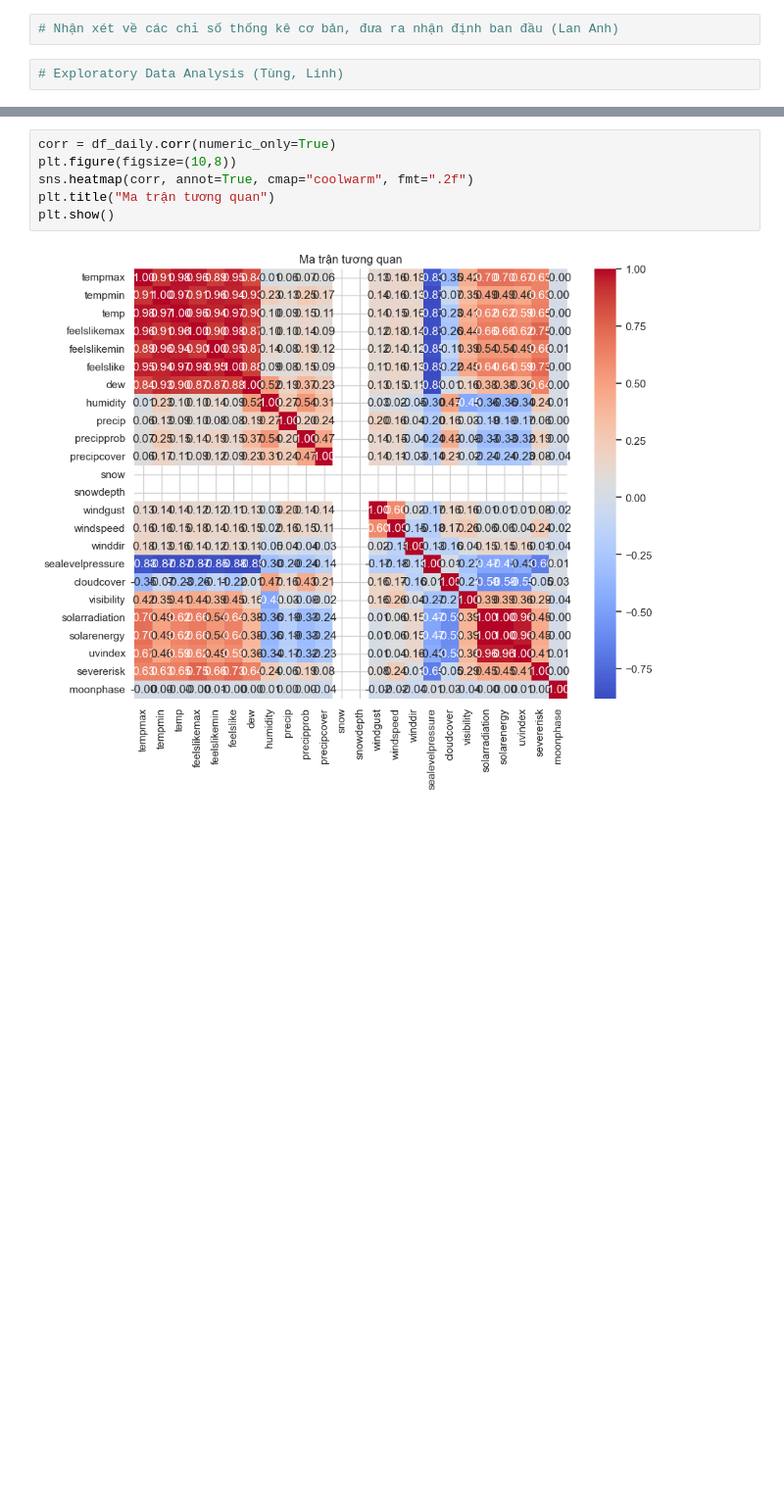
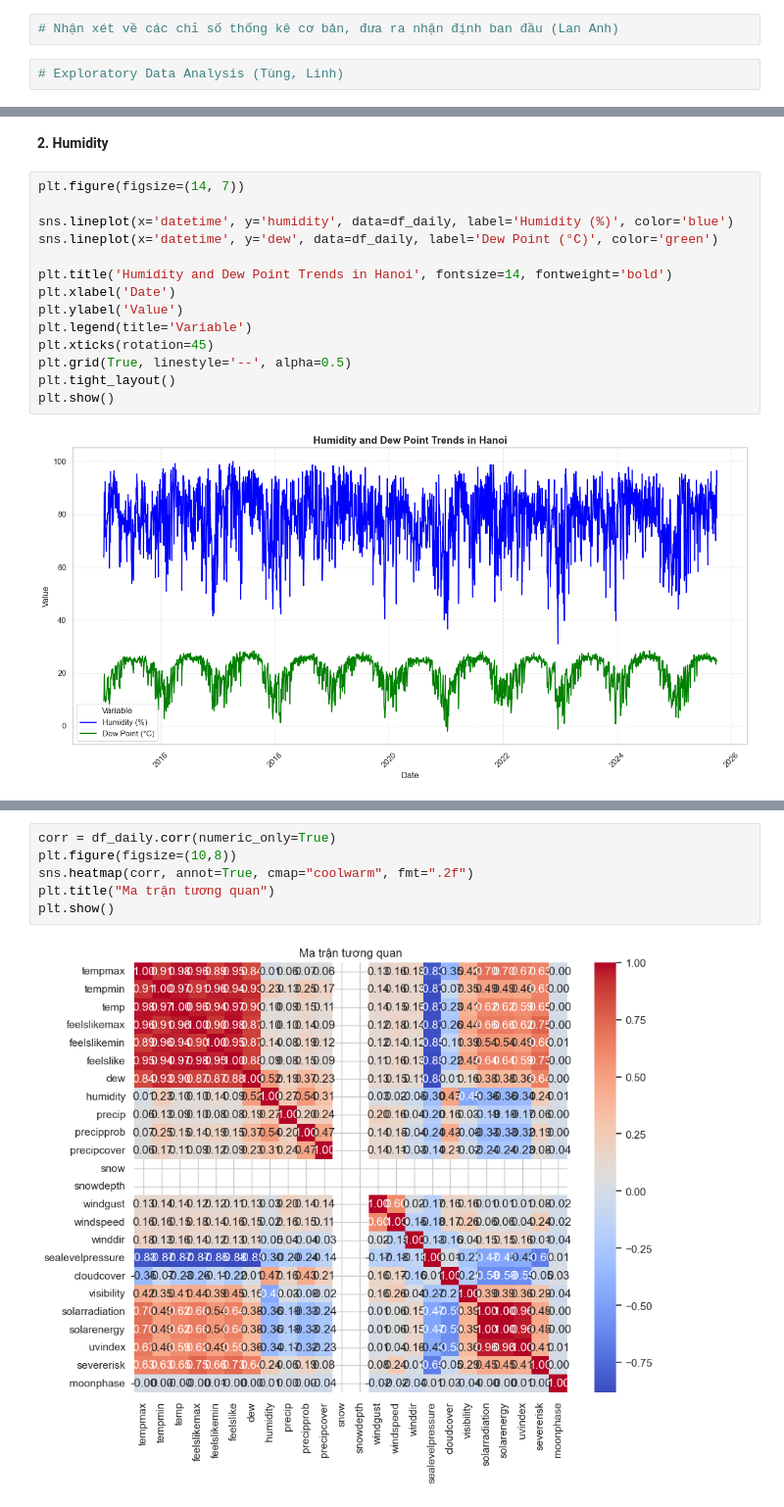
Before and after one commit to tungvoi38/Machine_Learning_Group_3, a Jupyter notebook: temperature_prediction_Hanoi/notebooks/01-data_understanding.ipynb, the cells around one changed output, grey strips where cells are left out. Shown at 98% size. Drawn from its saved outputs; the diff is of its cells as text; blank space fills up the shorter version.

```diff
--- a/temperature_prediction_Hanoi/notebooks/01-data_understanding.ipynb
+++ b/temperature_prediction_Hanoi/notebooks/01-data_understanding.ipynb
@@ -107,0 +148,18 @@ df_daily.describe()
+# %% [markdown]
+**2. Humidity**
+# %%
+plt.figure(figsize=(14, 7))
+
+sns.lineplot(x='datetime', y='humidity', data=df_daily, label='Humidity (%)', color='blue')
+sns.lineplot(x='datetime', y='dew', data=df_daily, label='Dew Point (°C)', color='green')
+
+plt.title('Humidity and Dew Point Trends in Hanoi', fontsize=14, fontweight='bold')
+plt.xlabel('Date')
+plt.ylabel('Value')
+plt.legend(title='Variable')
+plt.xticks(rotation=45)
+plt.grid(True, linestyle='--', alpha=0.5)
+plt.tight_layout()
+plt.show()
+# %% [output]
+[figure, added]
```
Also changed, not shown: parts of 5 cells of this notebook.
